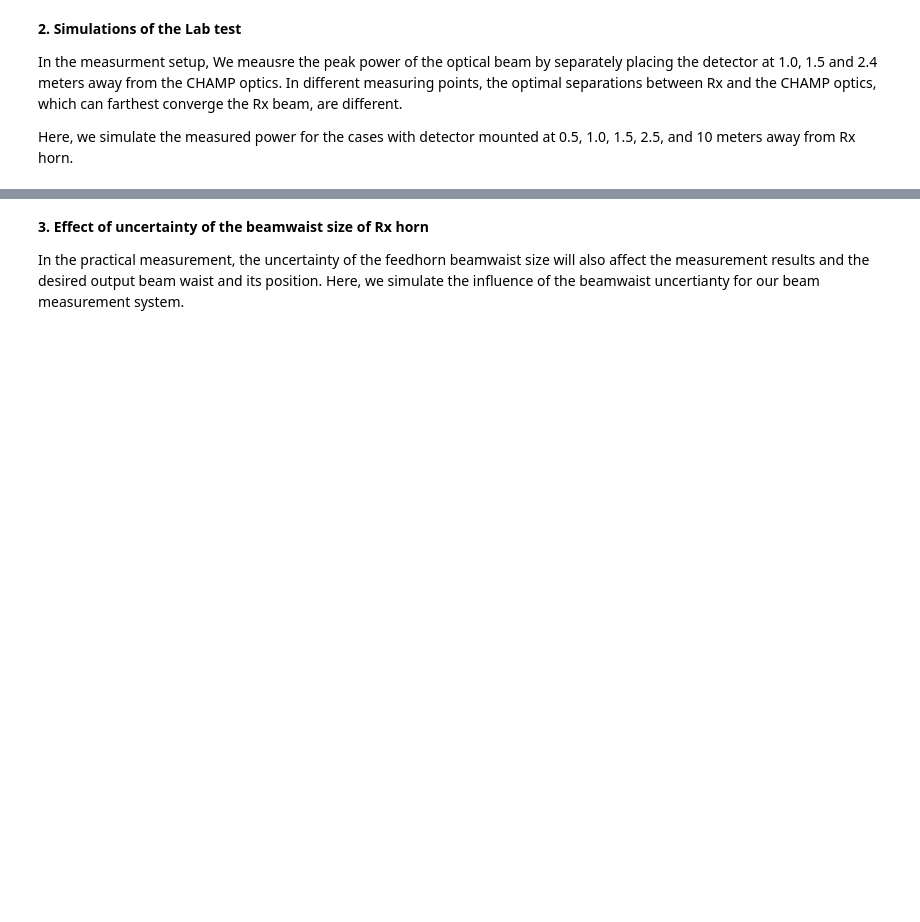
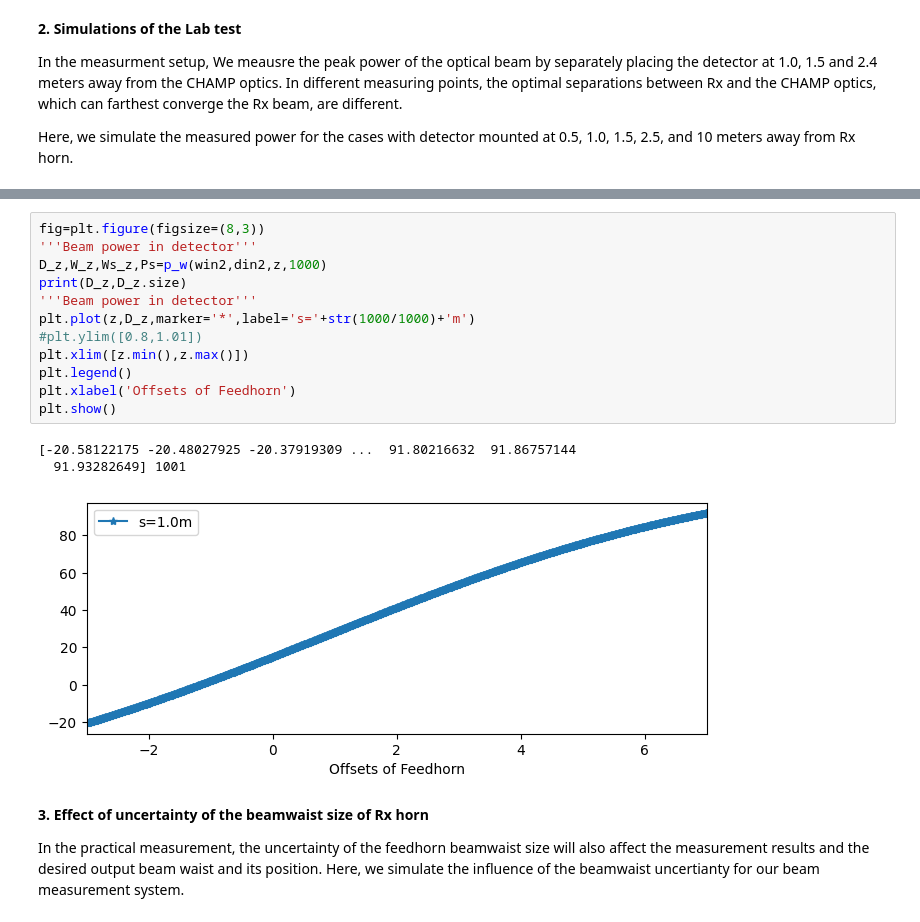
Before and after one commit to XiaodongRencologne/GaussianOptics, a Jupyter notebook: CHAMP_Test.ipynb, the cells around one changed output, grey strips where cells are left out. Drawn from its saved outputs; the diff is of its cells as text; blank space fills up the shorter version.

```diff
--- a/CHAMP_Test.ipynb
+++ b/CHAMP_Test.ipynb
@@ -109,4 +109,20 @@ Detector distance 1000.0m [0.82666667]
 [figure]
+# %%
+fig=plt.figure(figsize=(8,3))
+'''Beam power in detector'''
+D_z,W_z,Ws_z,Ps=p_w(win2,din2,z,1000)
+print(D_z,D_z.size)
+'''Beam power in detector'''
+plt.plot(z,D_z,marker='*',label='s='+str(1000/1000)+'m')
+#plt.ylim([0.8,1.01])
+plt.xlim([z.min(),z.max()])
+plt.legend()
+plt.xlabel('Offsets of Feedhorn')
+plt.show()
+# %% [output]
+[-20.58122175 -20.48027925 -20.37919309 ...  91.80216632  91.86757144
+  91.93282649] 1001
+[figure, added]
 # %% [markdown]
 **3. Effect of uncertainty of the beamwaist size of Rx horn**
 
```
Also changed, not shown: parts of 6 cells of this notebook.
